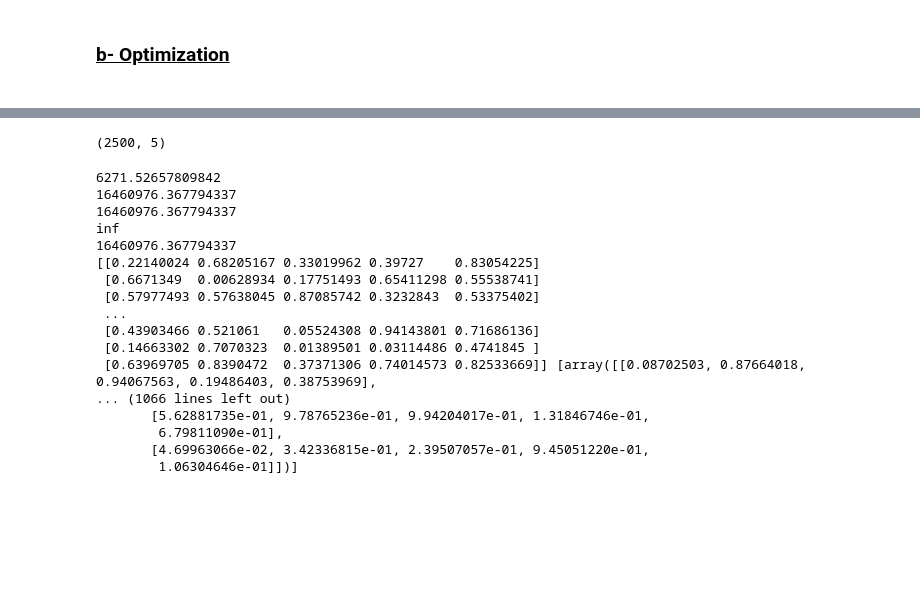
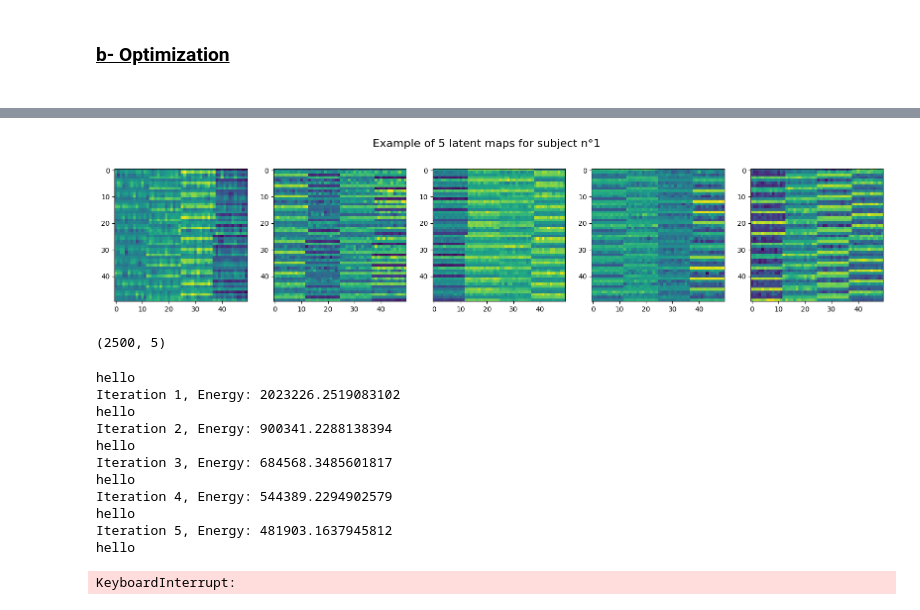
Before and after one commit to EmmaGau/project-mva-time-series, a Jupyter notebook: optimization.ipynb, the cells around one changed output, grey strips where cells are left out. Drawn from its saved outputs; the diff is of its cells as text; code cells hidden in the pictures; blank space fills up the shorter version.

```diff
--- a/optimization.ipynb
+++ b/optimization.ipynb
@@ -145,28 +326,43 @@ Ys.shape
+# %%
+import numpy
+k = 5
+
+data_fmri = numpy.load('synthetic_data.npy')
+S,n,_,_ =data_fmri.shape
+
+Ys = data_fmri.reshape(S, n, -1)
+Ys.shape
+
+V = get_init_V(data_fmri, k )
+V.shape
+# Plotting the 5 latents maps generated
+fig, ax = plt.subplots(1,k, figsize=(20, 4))
+fig.suptitle('Example of 5 latent maps for subject n°1',fontsize=16)
+for i in range(k):
+    ax[i].imshow(V.T[i, :,:])
+fig.show()
+# %% [output]
+[figure, added]
 # %%
 mu = 0.1
 k = 5
-p = Ys.shape[2]
-V = np.random.rand(p, k)
-V.shape
-# %% [output]
-(2500, 5)
+# %%
+V = V.reshape(k,-1).T
+print(V.shape)
+# %% [output]
+(2500, 5)
 # %%
-V,Vs,Us= algorithm(Ys,V, k, mu, 0.1)
+V,Vs,Us= algorithm(Ys,V, k, mu, lambda_r = 0.2, gamma = 0.1, kappa = 0.1, max_iter=1400, tolerance=1e-4)
 # %% [output]
-6271.52657809842
-16460976.367794337
-16460976.367794337
-inf
-16460976.367794337
-[[0.22140024 0.68205167 0.33019962 0.39727    0.83054225]
- [0.6671349  0.00628934 0.17751493 0.65411298 0.55538741]
- [0.57977493 0.57638045 0.87085742 0.3232843  0.53375402]
- ...
- [0.43903466 0.521061   0.05524308 0.94143801 0.71686136]
- [0.14663302 0.7070323  0.01389501 0.03114486 0.4741845 ]
- [0.63969705 0.8390472  0.37371306 0.74014573 0.82533669]] [array([[0.08702503, 0.87664018, 0.94067563, 0.19486403, 0.38753969],
-... (1066 lines left out)
-       [5.62881735e-01, 9.78765236e-01, 9.94204017e-01, 1.31846746e-01,
-        6.79811090e-01],
-       [4.69963066e-02, 3.42336815e-01, 2.39507057e-01, 9.45051220e-01,
-        1.06304646e-01]])]
+hello
+Iteration 1, Energy: 2023226.2519083102
+hello
+Iteration 2, Energy: 900341.2288138394
+hello
+Iteration 3, Energy: 684568.3485601817
+hello
+Iteration 4, Energy: 544389.2294902579
+hello
+Iteration 5, Energy: 481903.1637945812
+hello
+KeyboardInterrupt:
```
Also changed, not shown: parts of 9 cells of this notebook, 1 other file.
